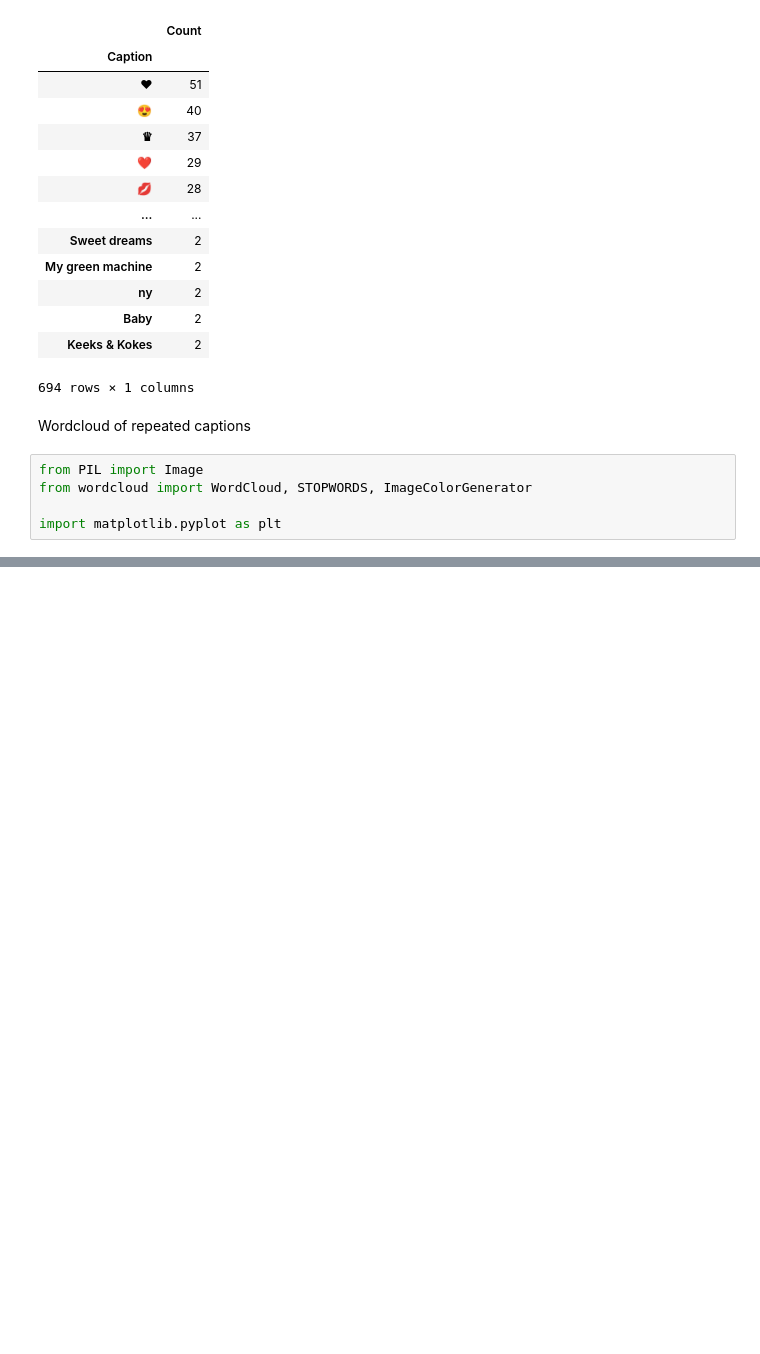
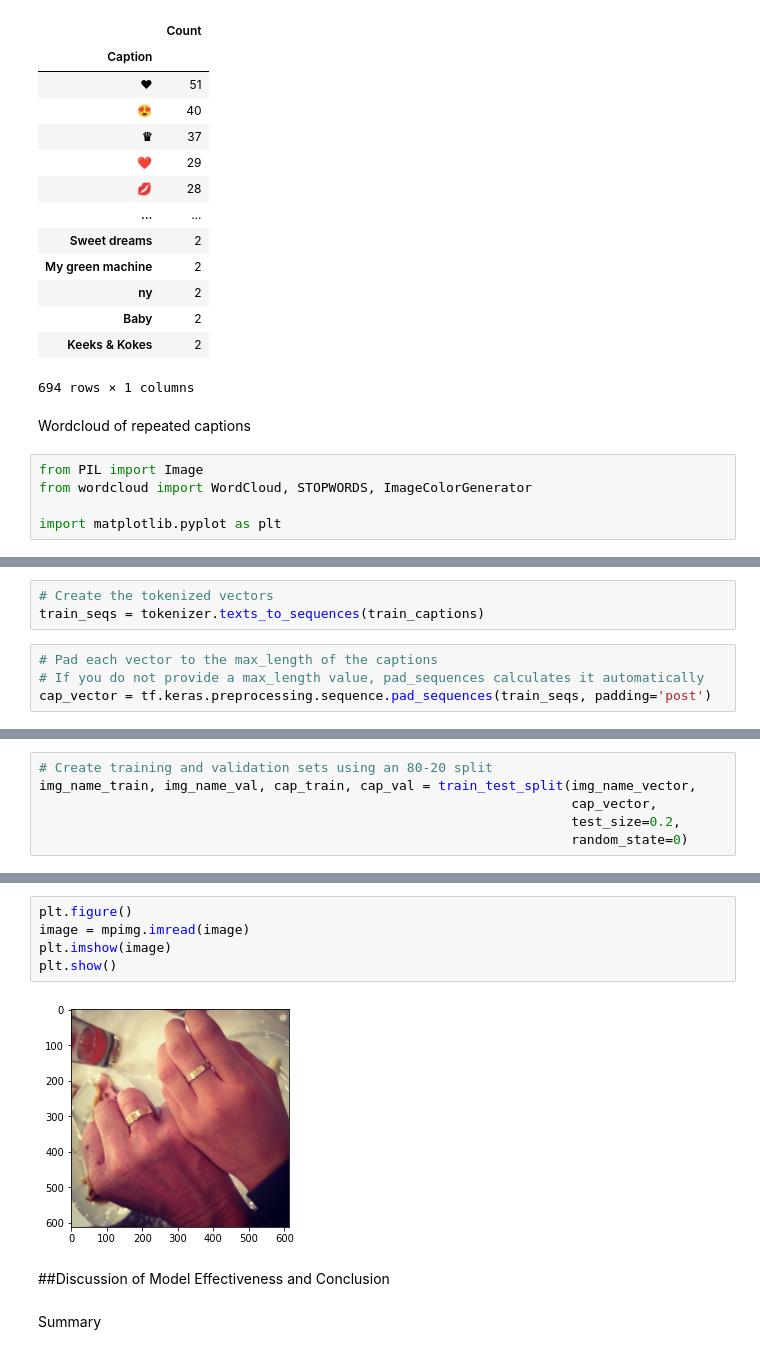
Before and after one commit to adamkhakhar/Post2Caption, a Jupyter notebook: Post2Caption.ipynb, the cells around one changed output, grey strips where cells are left out. Drawn from its saved outputs; the diff is of its cells as text; blank space fills up the shorter version.

```diff
--- a/Post2Caption.ipynb
+++ b/Post2Caption.ipynb
@@ -201,0 +329,7 @@ Note that U0001F90D is the white heart emoji
+# %%
+# Create the tokenized vectors
+train_seqs = tokenizer.texts_to_sequences(train_captions)
+# %%
+# Pad each vector to the max_length of the captions
+# If you do not provide a max_length value, pad_sequences calculates it automatically
+cap_vector = tf.keras.preprocessing.sequence.pad_sequences(train_seqs, padding='post')
@@ -201,0 +341,6 @@ Note that U0001F90D is the white heart emoji
+# %%
+# Create training and validation sets using an 80-20 split
+img_name_train, img_name_val, cap_train, cap_val = train_test_split(img_name_vector,
+                                                                    cap_vector,
+                                                                    test_size=0.2,
+                                                                    random_state=0)
@@ -201,0 +653,11 @@ Note that U0001F90D is the white heart emoji
+# %%
+plt.figure()
+image = mpimg.imread(image)
+plt.imshow(image)
+plt.show()
+# %% [output]
+[figure, added]
+# %% [markdown]
+##Discussion of Model Effectiveness and Conclusion
+# %% [markdown]
+Summary
```
Also changed, not shown: parts of 57 cells of this notebook.
